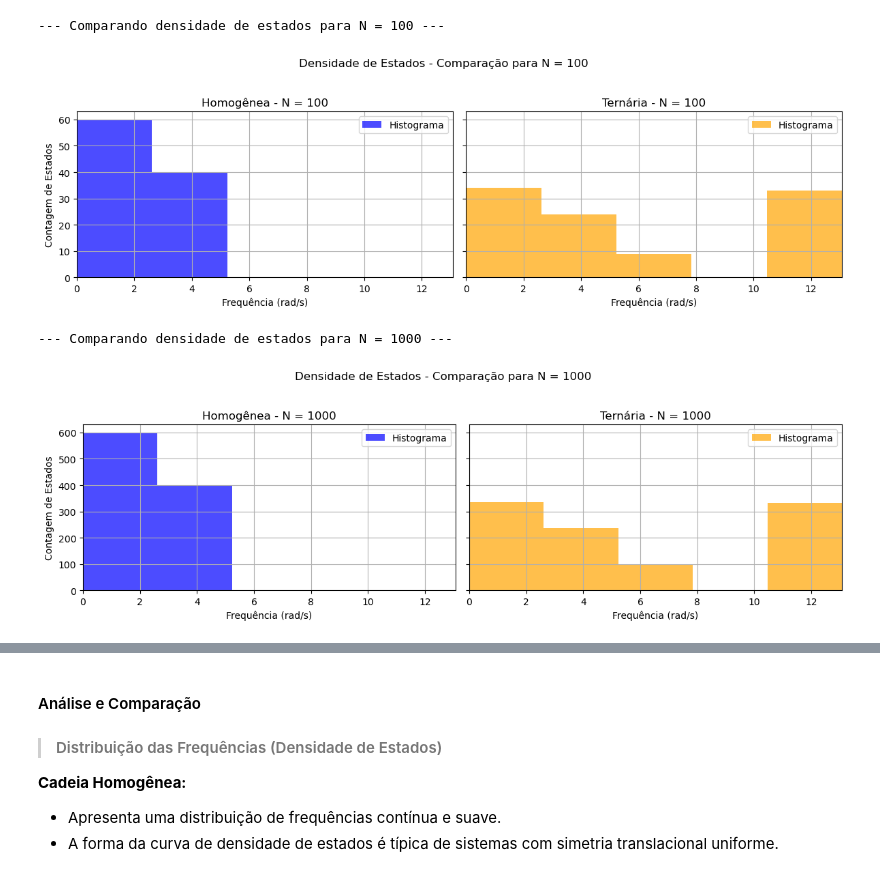
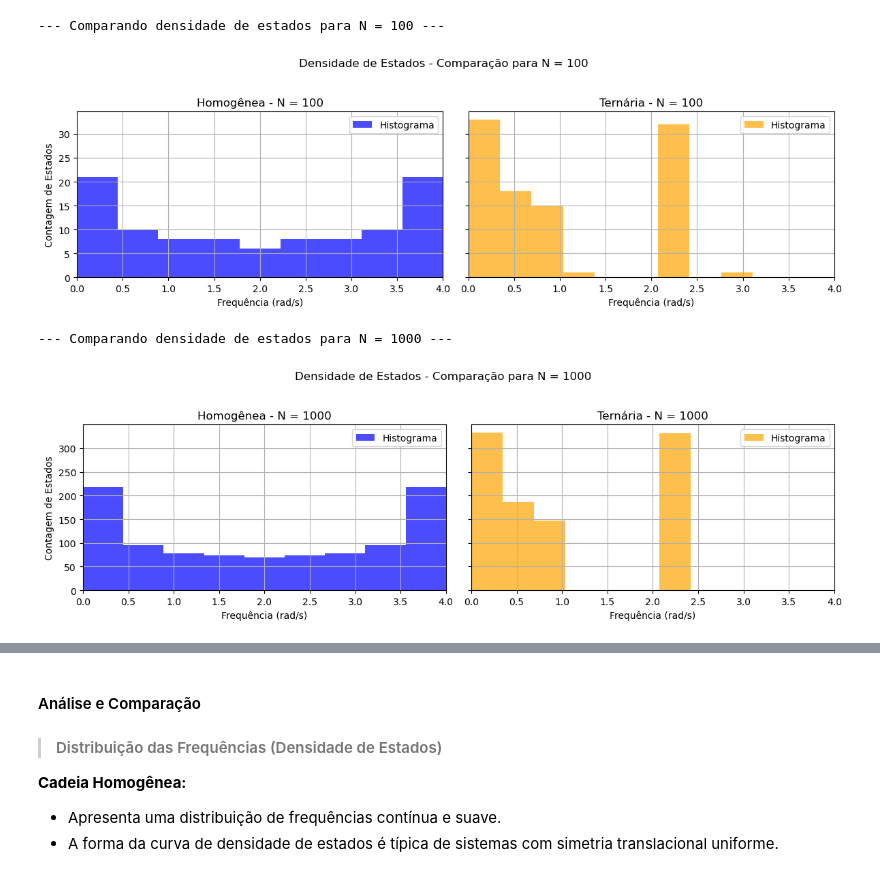
Before and after one commit to gabireisch/av5, a Jupyter notebook: av5.ipynb, the cells around one changed output, grey strips where cells are left out. Drawn from its saved outputs; the diff is of its cells as text; code cells hidden in the pictures.

Commit message:
parte9083274293576

```diff
--- a/av5.ipynb
+++ b/av5.ipynb
@@ -42,15 +42,24 @@ class CadeiaAtomica:
     def calcular_frequencias_e_modos(self):
         M, K = self.montar_matrizes()
 
-        matrix = K@M
+        # Calcula a matriz dinâmica D = M^(-1/2) K M^(-1/2)
+        M_sqrt_inv = np.diag(1 / np.sqrt(np.diag(M)))  # M^(-1/2)
+        D = M_sqrt_inv @ K @ M_sqrt_inv
 
-        # achar autovalores e autovetores
-        eigvals, eigvecs = eig(matrix)
+        # Calcula autovalores e autovetores da matriz dinâmica
+        eigvals, eigvecs = eig(D)
+
+        # Apenas parte real dos autovalores
+        eigvals = np.real(eigvals)
 
         # Remove valores negativos e ordena
-        # eigvals = np.clip(eigvals, 0, None)
-        # freq = np.sqrt(eigvals)
-        freq = eigvals
+        eigvals = np.clip(eigvals, 0, None)  # Remove valores negativos
+        freq = eigvals  # Frequências naturais
+
+        # Ordena frequências e modos
+        idx = np.argsort(freq)
+        freq = freq[idx]
+        eigvecs = eigvecs[:, idx]
 
         return freq, eigvecs
 
@@ -97,13 +216,13 @@ ValueError: array must not contain infs or NaNs
 import numpy as np
 import matplotlib.pyplot as plt
 
-def plotar_densidade_de_estados(freq_hom, freq_tern, N, bins=5):
+def plotar_densidade_de_estados(freq_hom, freq_tern, N, bins=9):
     fig, axs = plt.subplots(1, 2, figsize=(12, 4), sharey=True)
 
     # Determinar os limites do histograma
     freq_min = min(np.min(freq_hom), np.min(freq_tern))
     freq_max = max(np.max(freq_hom), np.max(freq_tern))
-    bin_edges = np.linspace(freq_min, freq_max, bins + 1)  # Define os intervalos dos bins
+    bin_edges = bins  # Define os intervalos dos bins
 
     # Homogênea
     axs[0].hist(freq_hom, bins=bin_edges, color='blue', alpha=0.7, label='Histograma')
@@ -114,36 +233,36 @@ def plotar_densidade_de_estados(freq_hom, freq_tern, N, bins=5):
     axs[0].grid(True)
 
     # Ternária
     axs[1].hist(freq_tern, bins=bin_edges, color='orange', alpha=0.7, label='Histograma')
     axs[1].set_xlim(freq_min, freq_max)
     axs[1].set_title(f"Ternária - N = {N}")
     axs[1].set_xlabel("Frequência (rad/s)")
     axs[1].grid(True)
 
     # Adiciona legendas
     axs[0].legend()
     axs[1].legend()
 
     plt.suptitle(f"Densidade de Estados - Comparação para N = {N}")
     plt.tight_layout(rect=[0, 0.03, 1, 0.95])
     plt.show()
 
 # Laço principal para gerar os histogramas para N = 100, 1000
 Ns = [100, 1000]
 for N in Ns:
     print(f"\n--- Comparando densidade de estados para N = {N} ---")
     sistema_hom = CadeiaAtomica(N=N, tipo='homogenea')
     freq_hom, _ = sistema_hom.calcular_frequencias_e_modos()
 
     sistema_tern = CadeiaAtomica(N=N, tipo='ternaria')
     freq_tern, _ = sistema_tern.calcular_frequencias_e_modos()
 
-    plotar_densidade_de_estados(freq_hom, freq_tern, N)
+    plotar_densidade_de_estados(freq_hom, freq_tern, N,9)
 # %% [output]
 --- Comparando densidade de estados para N = 100 ---
-[figure, old version]
+[figure, new version]
 --- Comparando densidade de estados para N = 1000 ---
-[figure, old version]
+[figure, new version]
 # %% [markdown]
 ### Exercício 03
 ![alt text](ex3.png)
```
Also changed, not shown: parts of 3 cells of this notebook.
